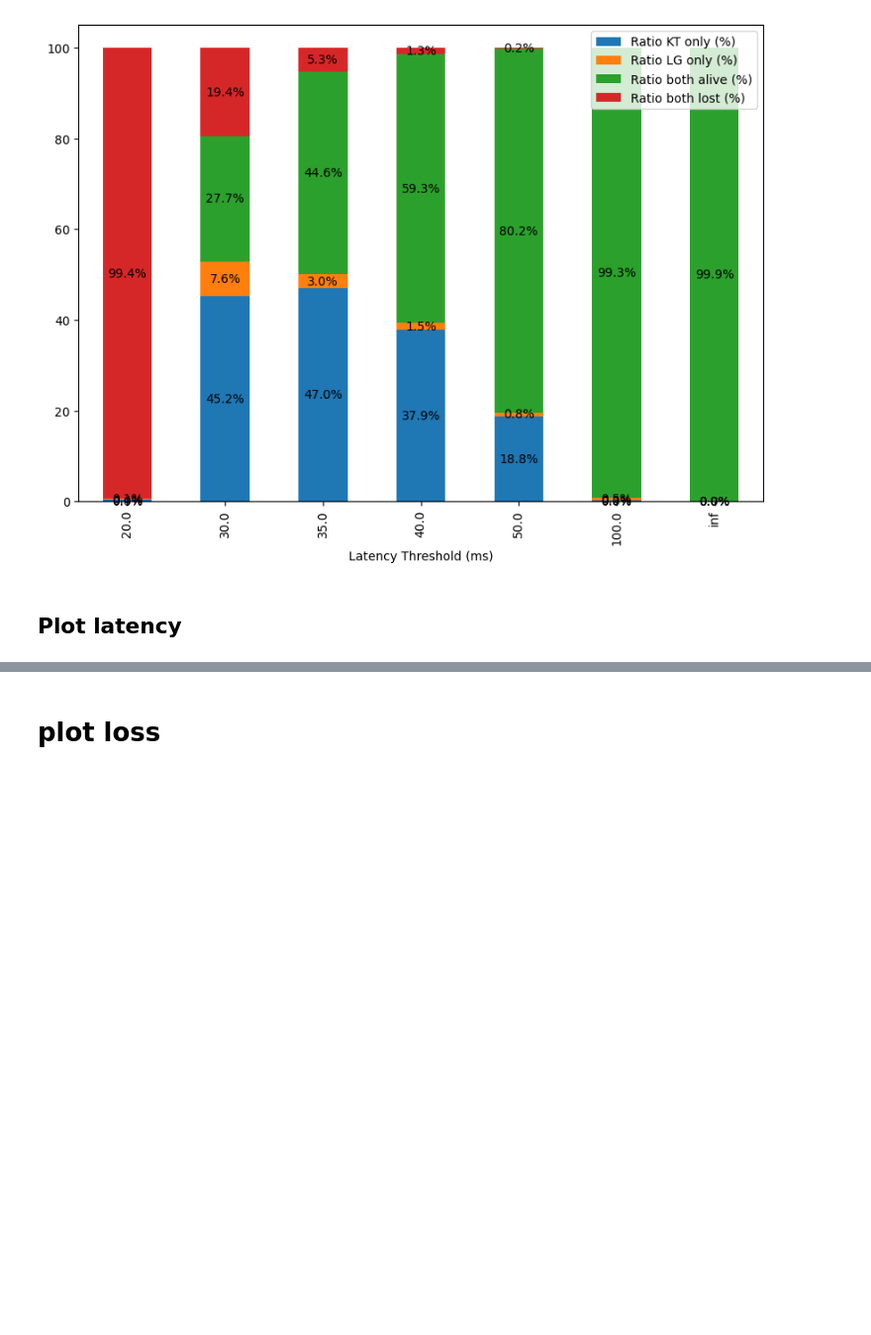
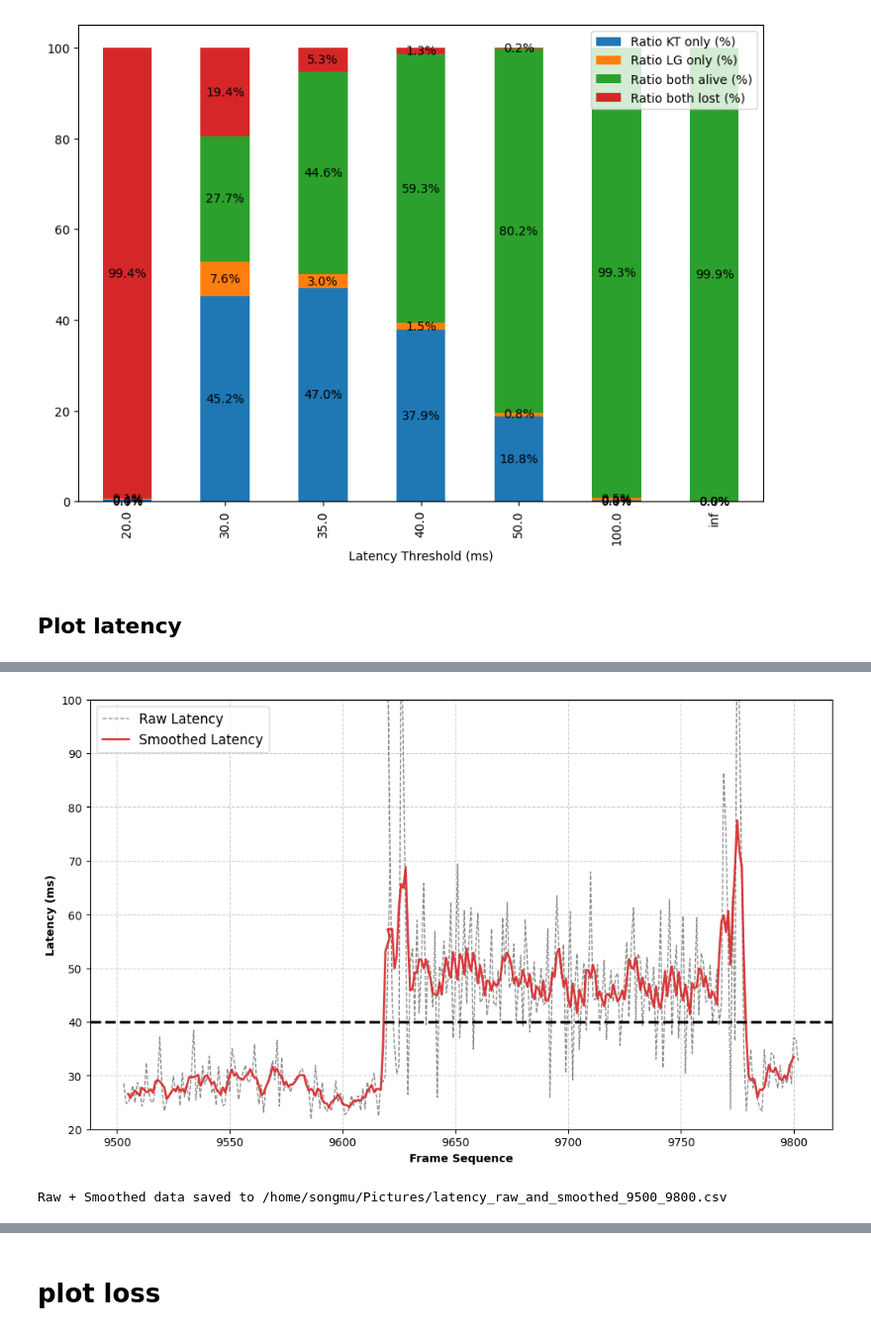
Before and after one commit to songmuheo/multipath, a Jupyter notebook: analyze_dataset.ipynb, the cells around one changed output, grey strips where cells are left out. Shown at 99% size. Cells and saved outputs as stored; diff of their text form; code cells hidden in the pictures; blank space fills up the shorter version.

```diff
--- a/analyze_dataset.ipynb
+++ b/analyze_dataset.ipynb
@@ -344,3 +337,73 @@ plt.show()
+# %%
+import pandas as pd
+import matplotlib.pyplot as plt
+
+BASE_FILEPATH = "/home/songmu/"
+SERVER_FILEPATH = BASE_FILEPATH + "multipath/server/logs/2025_02_17_13_57/"
+LG_LOG_FILEPATH = SERVER_FILEPATH + "lg_log.csv"
+
+# 데이터 읽기
+lg_log_df = pd.read_csv(LG_LOG_FILEPATH, index_col=None)
+
+# 9500~9800 사이만 사용
+start = 9500
+end = 9800
+
+lg_sequence_numbers = lg_log_df['sequence_number'][start:end]
+lg_latencies = lg_log_df['network_latency_ms'][start:end]
+
+# 이동평균 (window 5)
+window_size = 5
+lg_latencies_smooth = lg_latencies.rolling(window=window_size, center=True).mean()
+
+plt.figure(figsize=(12, 7))
+
+# 1. 원본 데이터 (배경용: 짙은 회색 점선) + Legend
+plt.plot(lg_sequence_numbers, lg_latencies,
+         color='dimgray', linestyle='--', linewidth=1.0, alpha=0.8,
+         label='Raw Latency')
+
+# 2. 이동평균 데이터 (강조: 빨간 실선) + Legend
+plt.plot(lg_sequence_numbers, lg_latencies_smooth,
+         color='#d62728', linestyle='-', linewidth=2.0, alpha=0.9,
+         label='Smoothed Latency')
+
+# y=40에 검정색 굵은 점선 추가
+plt.axhline(y=40, color='black', linestyle='--', linewidth=2.5)
+
+# y축 설정
+plt.ylim(20, 100)
+current_yticks = plt.yticks()[0]
+new_yticks = list(current_yticks) + [30, 40, 50]
+new_yticks = sorted(set(new_yticks))
+plt.yticks(new_yticks)
+
+# Label, Grid
+plt.xlabel('Frame Sequence', fontweight='bold')
+plt.ylabel('Latency (ms)', fontweight='bold')
+plt.grid(True, linestyle='--', alpha=0.6)
+
+# 범례 추가
+plt.legend(loc='upper left', fontsize=12)
+
+# 그래프 저장
+plt.savefig('/home/songmu/Pictures/latency_smooth_final_with_legend.png', dpi=300, bbox_inches='tight')
+plt.show()
+
+# 9500~9800 구간 Raw + Smoothed 데이터 모두 CSV로 저장
+combined_data_df = pd.DataFrame({
+    'sequence_number': lg_sequence_numbers.values,
+    'raw_latency_ms': lg_latencies.values,
+    'smoothed_latency_ms': lg_latencies_smooth.values
+})
+
+combined_csv_path = '/home/songmu/Pictures/latency_raw_and_smoothed_9500_9800.csv'
+combined_data_df.to_csv(combined_csv_path, index=False)
+
+print(f"Raw + Smoothed data saved to {combined_csv_path}")
+# %% [output]
+[figure, added]
+Raw + Smoothed data saved to /home/songmu/Pictures/latency_raw_and_smoothed_9500_9800.csv
 # %%
 import pandas as pd
 import matplotlib.pyplot as plt
```
Also changed, not shown: parts of 3 cells of this notebook, 6 other files.
